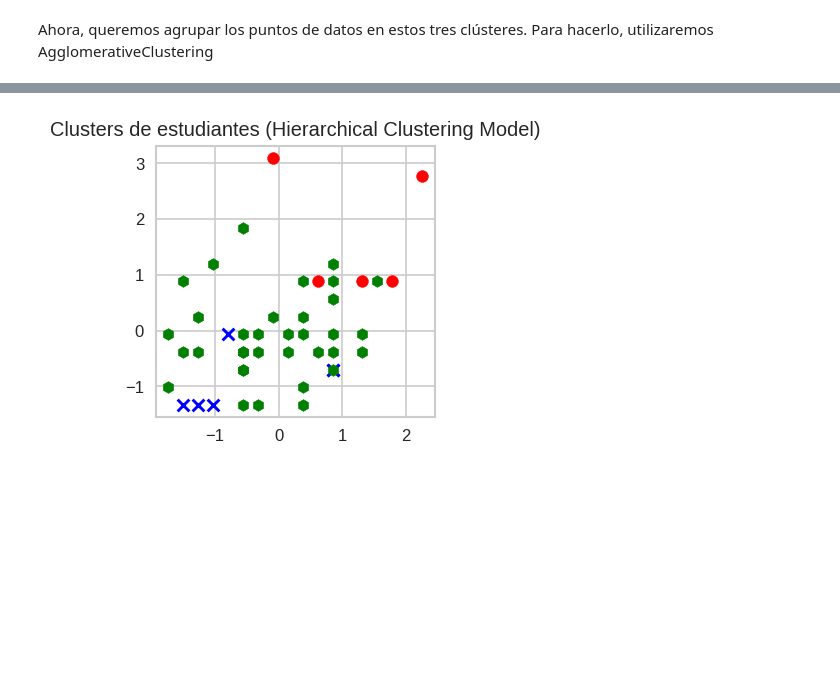
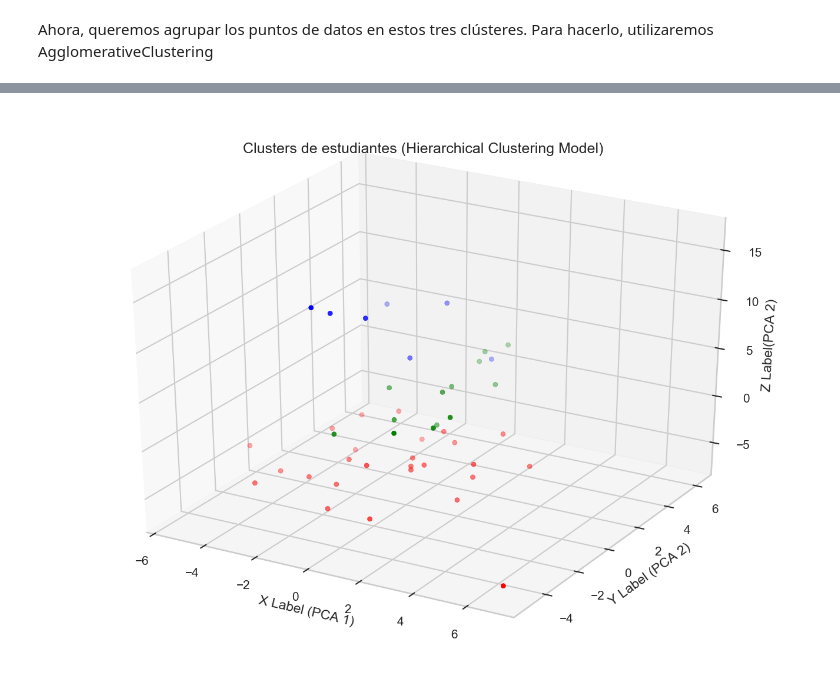
Before and after one commit to NecesitoUnNick/S3, a Jupyter notebook: E13-ClassHomeworksAnalysis.ipynb, the cells around one changed output, grey strips where cells are left out. Cells and saved outputs as stored; diff of their text form; code cells hidden in the pictures; blank space fills up the shorter version.

```diff
--- a/E13-ClassHomeworksAnalysis.ipynb
+++ b/E13-ClassHomeworksAnalysis.ipynb
@@ -72,0 +133,3 @@ translator = Translator()
+# %%
+data = data.iloc[:,[0,1,2,3,4,5,6]]
+data.head()
@@ -99,0 +177,11 @@ data['E11'] = data['E11'].apply(translator.translate,src='en',dest='es').apply(g
+# %%
+#Conteo de la cantidad de palabras por tarea para cada uno de los estudiantes
+for j in data.columns[1:]:
+  data[j+ 'q']=np.zeros(len(data.index))
+# %%
+for j in range(1,7):
+  for i in range(0, len(data.index)):
+      try:
+        data.loc[i,data.columns[j+6]] = sum(1 for word in (data.loc[i,data.columns[j]]).split() if word.isalpha())
+      except:
+        data.loc[i,data.columns[j+6]]=0
@@ -433,12 +796,31 @@ array([2, 2, 2, 0, 0, 2, 2, 2, 1, 1, 1, 2, 2, 1, 2, 2, 0, 2, 2, 2, 2, 2,
 # %%
 #se visualizan los tres grupos de estudiantes similares según las palabras utilizadas por ellos
-eje_x = 4
-eje_y = 7
-figure(num=None, figsize=(3, 3), dpi=120, facecolor='w', edgecolor='k')
-plt.scatter(X[y_hc==0, eje_x], X[y_hc==0, eje_y], s=50, c='red', label ='Cluster 1', marker='o')
-plt.scatter(X[y_hc==1, eje_x], X[y_hc==1, eje_y], s=50, c='blue', label ='Cluster 2',marker='x')
-plt.scatter(X[y_hc==2, eje_x], X[y_hc==2, eje_y], s=50, c='green', label ='Cluster 3',marker='h')
+from sklearn.decomposition import PCA
+from mpl_toolkits.mplot3d import Axes3D
+pca = PCA(n_components=3)
+pca.fit(X)
+
+Xx = np.dot(X,pca.components_[0])
+Xy = np.dot(X,pca.components_[1])
+Xz = np.dot(X,pca.components_[2])
+
+pcadf = np.vstack((Xx, Xy,Xz)).T
+
+fig = plt.figure(num=None, figsize=(11,8), dpi=150, facecolor='w', edgecolor='g')
+ax = fig.add_subplot(111, projection='3d')
+
+eje_x =2
+eje_y =1
+eje_z =0
+
+ax.scatter(pcadf[y_hc==0, eje_x], pcadf[y_hc==0, eje_y],pcadf[y_hc==0, eje_z], c='red', label ='Cluster 1',s=15)
+ax.scatter(pcadf[y_hc==1, eje_x], pcadf[y_hc==1, eje_y],pcadf[y_hc==1, eje_z], c='blue', label ='Cluster 2',s=15)
+ax.scatter(pcadf[y_hc==2, eje_x], pcadf[y_hc==2, eje_y],pcadf[y_hc==2, eje_z], c='green', label ='Cluster 3',s=15)
+
+ax.set_xlabel('X Label (PCA 1)')
+ax.set_ylabel('Y Label (PCA 2)')
+ax.set_zlabel('Z Label(PCA 2)')
 plt.title('Clusters de estudiantes (Hierarchical Clustering Model)')
 plt.show()
 # %% [output]
-[figure, old version]
+[figure, new version]
```
Also changed, not shown: parts of 109 cells of this notebook, 2 other files.
